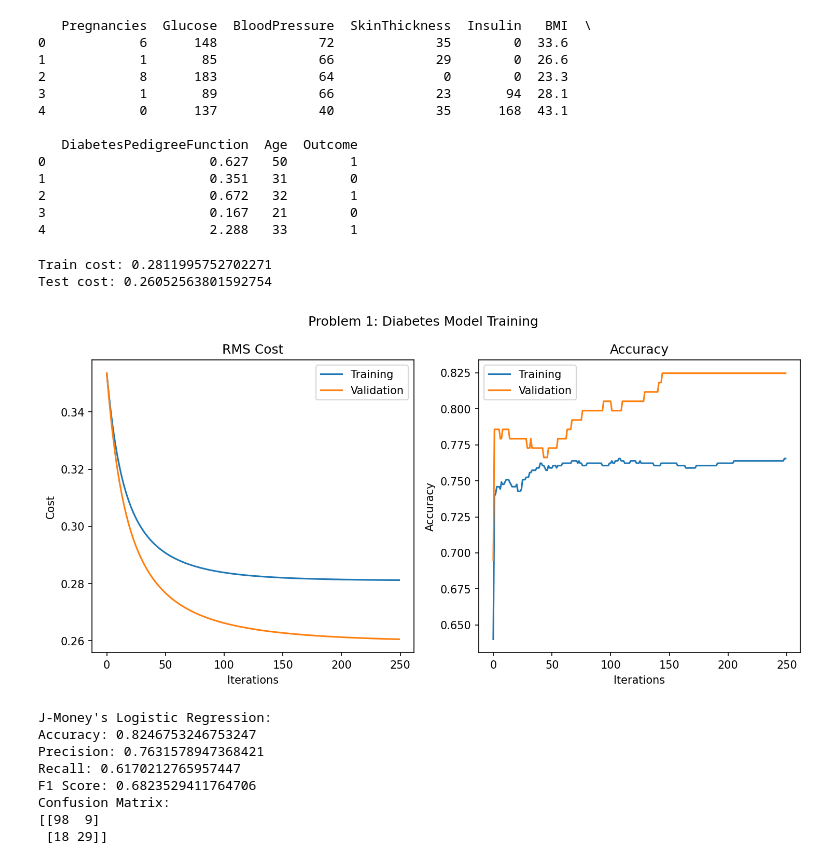
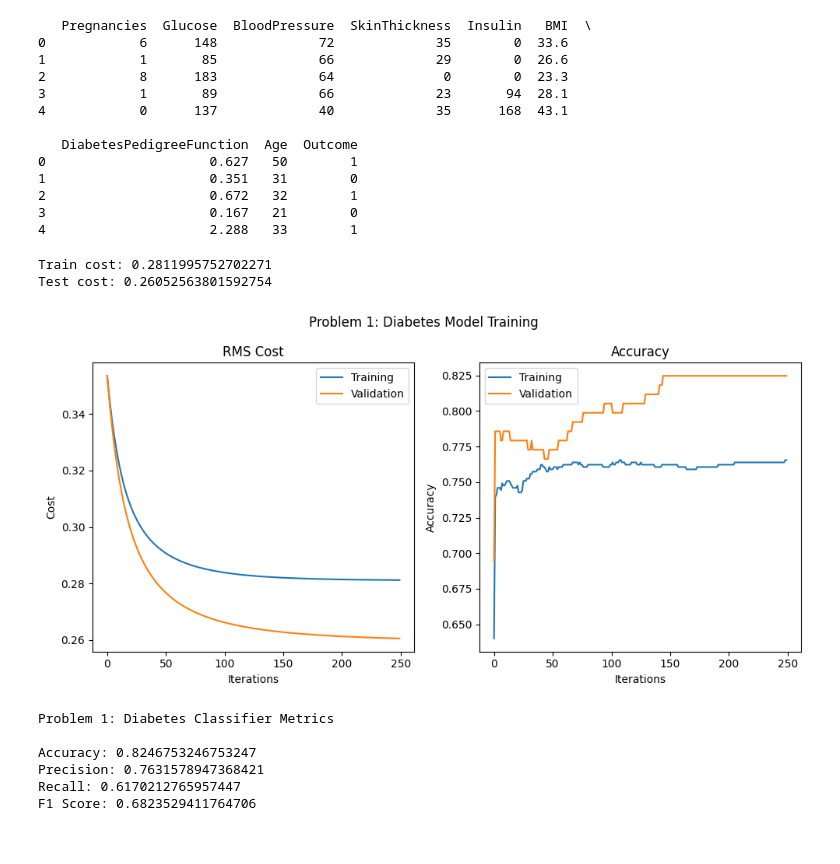
Before and after one commit to jaskinkabir/Intro_ML, a Jupyter notebook: HM3/hm3.ipynb, the cells around one changed output. Cells and saved outputs as stored; diff of their text form; code cells hidden in the pictures.

```diff
--- a/HM3/hm3.ipynb
+++ b/HM3/hm3.ipynb
@@ -14,8 +14,8 @@ import matplotlib as mpl
 
 path = 'diabetes.csv'
 
-dataset = pd.read_csv(path)
-print(dataset.head())
+diabetes = pd.read_csv(path)
+print(diabetes.head())
 # %% [output]
    Pregnancies  Glucose  BloodPressure  SkinThickness  Insulin   BMI  \
 0            6      148             72             35        0  33.6
@@ -34,8 +34,8 @@ print(dataset.head())
 from sklearn.model_selection import train_test_split
 from sklearn.preprocessing import StandardScaler
 
-X_data = dataset.iloc[:, :-1].values
-Y_data = dataset.iloc[:, -1].values
+X_data = diabetes.iloc[:, :-1].values
+Y_data = diabetes.iloc[:, -1].values
 X_train, X_test, Y_train, Y_test = train_test_split(X_data, Y_data, test_size=0.2, random_state=0)
 
 scaler = StandardScaler()
@@ -56,11 +56,10 @@ X_test = gen_data(X_test)
 from sklearn import metrics
 
 
-class Model:
+class Classifier:
     def __init__(self, X, Y, scaler, test_size = 0.2):
         self.X = X
         self.Y = Y
-        self.theta = np.zeros((self.X.shape[1]+1,1))
         self.scaler = scaler
         self.X = self.scaler.fit_transform(self.X)
 
@@ -86,6 +85,7 @@ class Model:
         self.test_history = []
         self.training_accuracy = []
         self.test_accuracy = []
+        self.theta = np.zeros((self.X.shape[1]+1,1))
         for _ in range(epochs):
             pred = self.predict(self.X_train)
             test_pred = self.predict(self.X_test)
@@ -99,10 +99,11 @@ class Model:
 
             self.training_history.append(J)
             self.test_history.append(J_test)
+
             self.training_accuracy.append(metrics.accuracy_score(self.Y_train, np.round(pred)))
             self.test_accuracy.append(metrics.accuracy_score(self.Y_test, np.round(test_pred)))
 
-class LogisticRegression(Model):
+class LogisticRegression(Classifier):
     def __init__(self, *args, **kwargs):
         super().__init__(*args, **kwargs)
 
@@ -131,38 +132,35 @@ class LogisticRegression(Model):
         ax.set_ylabel('Accuracy')
         ax.legend()
 # %%
-J_money_model = LogisticRegression(X_data, Y_data, StandardScaler(),test_size=0.2)
-J_money_model.train(lmbda=0.0, alpha=0.1, epochs=250)
-print(f"Train cost: {J_money_model.training_history[-1]}")
-print(f"Test cost: {J_money_model.test_history[-1]}")
+Diabetes_Predictor = LogisticRegression(X_data, Y_data, StandardScaler(),test_size=0.2)
+Diabetes_Predictor.train(lmbda=0.0, alpha=0.1, epochs=250)
+print(f"Train cost: {Diabetes_Predictor.training_history[-1]}")
+print(f"Test cost: {Diabetes_Predictor.test_history[-1]}")
 
 mpl.rcParams['figure.figsize'] = [10,5]
 
 fig, ax = plt.subplots(1,2,sharex=True, squeeze=True)
 fig.suptitle("Problem 1: Diabetes Model Training")
 
-J_money_model.plot_cost('RMS Cost', ax[0])
+Diabetes_Predictor.plot_cost('RMS Cost', ax[0])
 
-J_money_model.plot_accuracy('Accuracy', ax[1])
+Diabetes_Predictor.plot_accuracy('Accuracy', ax[1])
 plt.tight_layout()
 # %% [output]
 Train cost: 0.2811995752702271
 Test cost: 0.26052563801592754
-[figure, old version]
+[figure, new version]
 # %%
-Y_pred = np.round(J_money_model.predict(J_money_model.X_test))
-print("J-Money's Logistic Regression:")
-print(f"Accuracy: {metrics.accuracy_score(J_money_model.Y_test, Y_pred)}")
-print(f"Precision: {metrics.precision_score(J_money_model.Y_test, Y_pred)}")
-print(f"Recall: {metrics.recall_score(J_money_model.Y_test, Y_pred)}")
-print(f"F1 Score: {metrics.f1_score(J_money_model.Y_test, Y_pred)}")
-print(f"Confusion Matrix: \n{metrics.confusion_matrix(J_money_model.Y_test, Y_pred)}")
+Y_pred = np.round(Diabetes_Predictor.predict(Diabetes_Predictor.X_test))
+print("Problem 1: Diabetes Classifier Metrics\n")
+print(f"Accuracy: {metrics.accuracy_score(Diabetes_Predictor.Y_test, Y_pred)}")
+print(f"Precision: {metrics.precision_score(Diabetes_Predictor.Y_test, Y_pred)}")
+print(f"Recall: {metrics.recall_score(Diabetes_Predictor.Y_test, Y_pred)}")
+print(f"F1 Score: {metrics.f1_score(Diabetes_Predictor.Y_test, Y_pred)}")
 # %% [output]
-J-Money's Logistic Regression:
+Problem 1: Diabetes Classifier Metrics
+
 Accuracy: 0.8246753246753247
 Precision: 0.7631578947368421
 Recall: 0.6170212765957447
 F1 Score: 0.6823529411764706
-Confusion Matrix:
-[[98  9]
- [18 29]]
```
Also changed, not shown: parts of 7 cells of this notebook.
